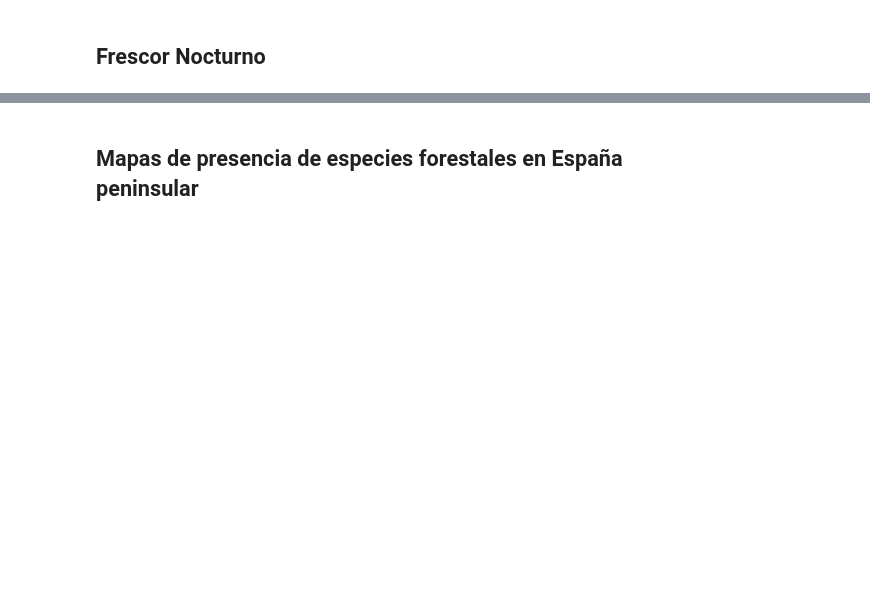
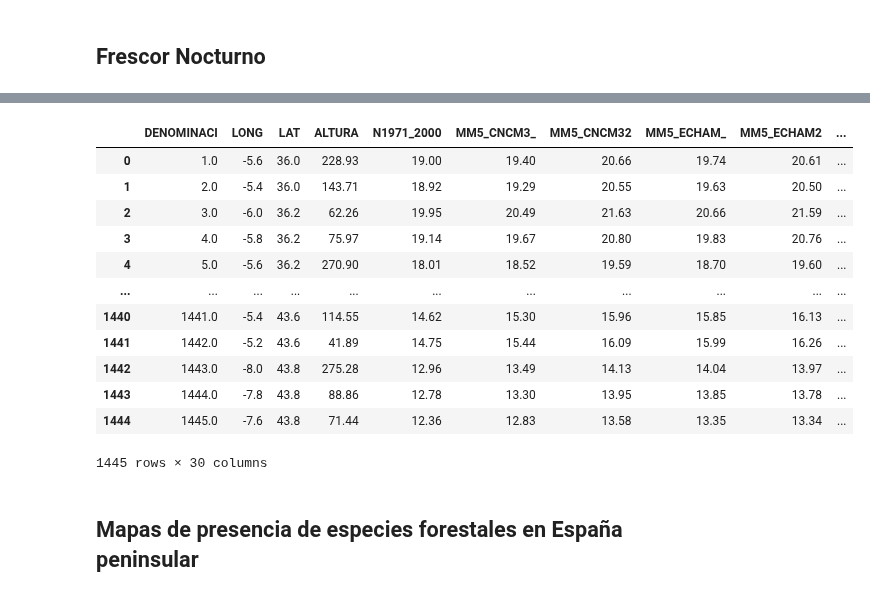
Before and after one commit to Vizzuality/ecf-agricultural-climate-impact, a Jupyter notebook: data/notebooks/Lab/01_Data_Exploration.ipynb, the cells around one changed output, grey strips where cells are left out. Cells and saved outputs as stored; diff of their text form; code cells hidden in the pictures; blank space fills up the shorter version.

```diff
--- a/data/notebooks/Lab/01_Data_Exploration.ipynb
+++ b/data/notebooks/Lab/01_Data_Exploration.ipynb
@@ -543,6 +335,20 @@ gdf_ghg.plot(ax=ax, column='co2', cmap='OrRd', scheme='jenkscaspallsampled', leg
 # %%
-gdf = gpd.read_file('../../datasets/raw/vino/Resumen FRESCOR.dbf')
+gdf = gpd.read_file('../../datasets/raw/crops/vino/Resumen FRESCOR.dbf', driver="FileDBF")
 gdf
+# %% [output]
+|  | DENOMINACI | LONG | LAT | ALTURA | N1971_2000 | MM5_CNCM3_ | MM5_CNCM32 | MM5_ECHAM_ | MM5_ECHAM2 | ... |
+| 0 | 1.0 | -5.6 | 36.0 | 228.93 | 19.00 | 19.40 | 20.66 | 19.74 | 20.61 | ... |
+| 1 | 2.0 | -5.4 | 36.0 | 143.71 | 18.92 | 19.29 | 20.55 | 19.63 | 20.50 | ... |
+| 2 | 3.0 | -6.0 | 36.2 | 62.26 | 19.95 | 20.49 | 21.63 | 20.66 | 21.59 | ... |
+| 3 | 4.0 | -5.8 | 36.2 | 75.97 | 19.14 | 19.67 | 20.80 | 19.83 | 20.76 | ... |
+| 4 | 5.0 | -5.6 | 36.2 | 270.90 | 18.01 | 18.52 | 19.59 | 18.70 | 19.60 | ... |
+| ... | ... | ... | ... | ... | ... | ... | ... | ... | ... | ... |
+| 1440 | 1441.0 | -5.4 | 43.6 | 114.55 | 14.62 | 15.30 | 15.96 | 15.85 | 16.13 | ... |
+| 1441 | 1442.0 | -5.2 | 43.6 | 41.89 | 14.75 | 15.44 | 16.09 | 15.99 | 16.26 | ... |
+| 1442 | 1443.0 | -8.0 | 43.8 | 275.28 | 12.96 | 13.49 | 14.13 | 14.04 | 13.97 | ... |
+| 1443 | 1444.0 | -7.8 | 43.8 | 88.86 | 12.78 | 13.30 | 13.95 | 13.85 | 13.78 | ... |
+| 1444 | 1445.0 | -7.6 | 43.8 | 71.44 | 12.36 | 12.83 | 13.58 | 13.35 | 13.34 | ... |
+1445 rows × 30 columns
 # %%
 gdf = gpd.read_file('../../datasets/raw/vino/Resumen Huglin.dbf')
 gdf
```
Also changed, not shown: parts of 25 cells of this notebook, 2 other files.
